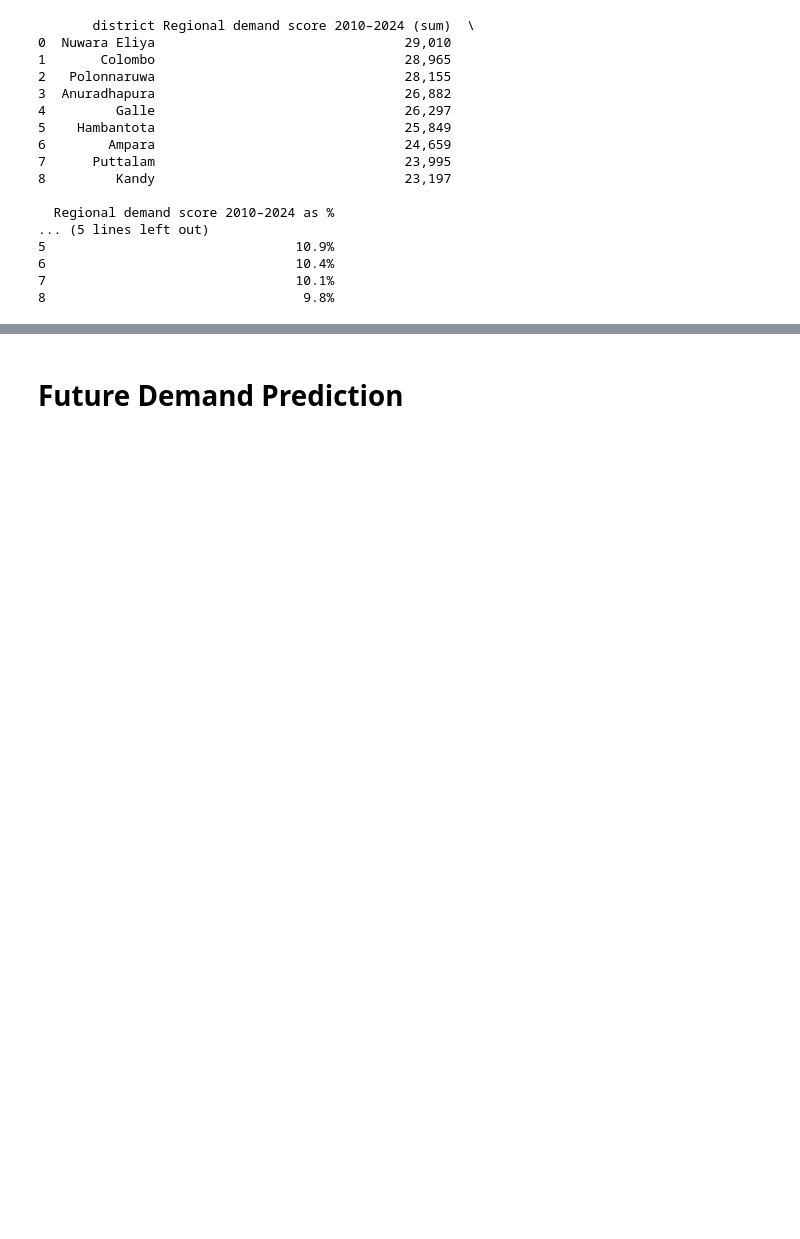
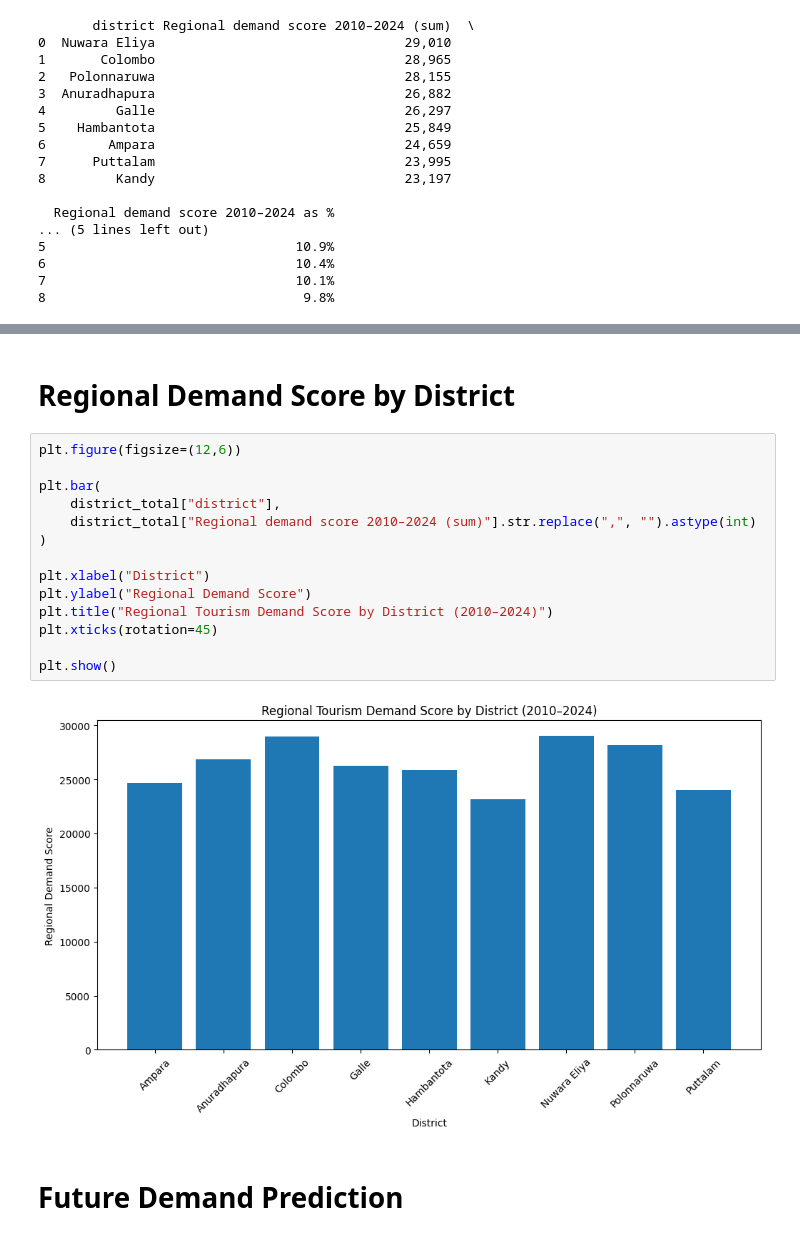
Before and after one commit to Kaveesha-Vihanga/DS_Project, a Jupyter notebook: DSGP_Component_2.ipynb, the cells around one changed output, grey strips where cells are left out. Saved outputs shown, nothing was run; the diff lists cells and outputs as text; blank space fills up the shorter version.

```diff
--- a/DSGP_Component_2.ipynb
+++ b/DSGP_Component_2.ipynb
@@ -358,3 +385,21 @@ print(district_summary)
+# %% [markdown]
+# **Regional Demand Score by District**
+# %%
+plt.figure(figsize=(12,6))
+
+plt.bar(
+    district_total["district"],
+    district_total["Regional demand score 2010–2024 (sum)"].str.replace(",", "").astype(int)
+)
+
+plt.xlabel("District")
+plt.ylabel("Regional Demand Score")
+plt.title("Regional Tourism Demand Score by District (2010–2024)")
+plt.xticks(rotation=45)
+
+plt.show()
+# %% [output]
+[figure, added]
 # %% [markdown]
 # **Future Demand Prediction**
 # %%
```
Also changed, not shown: parts of 4 cells of this notebook.
